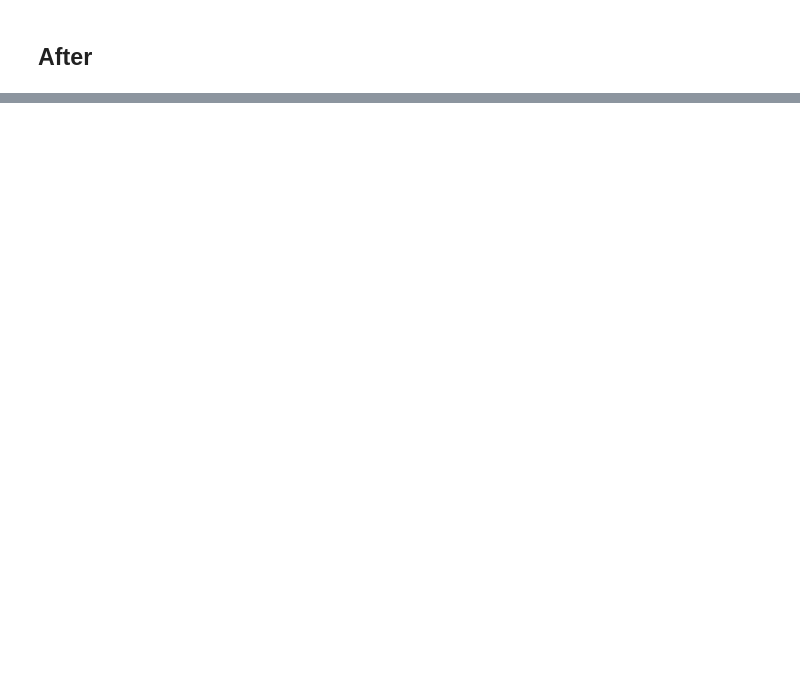
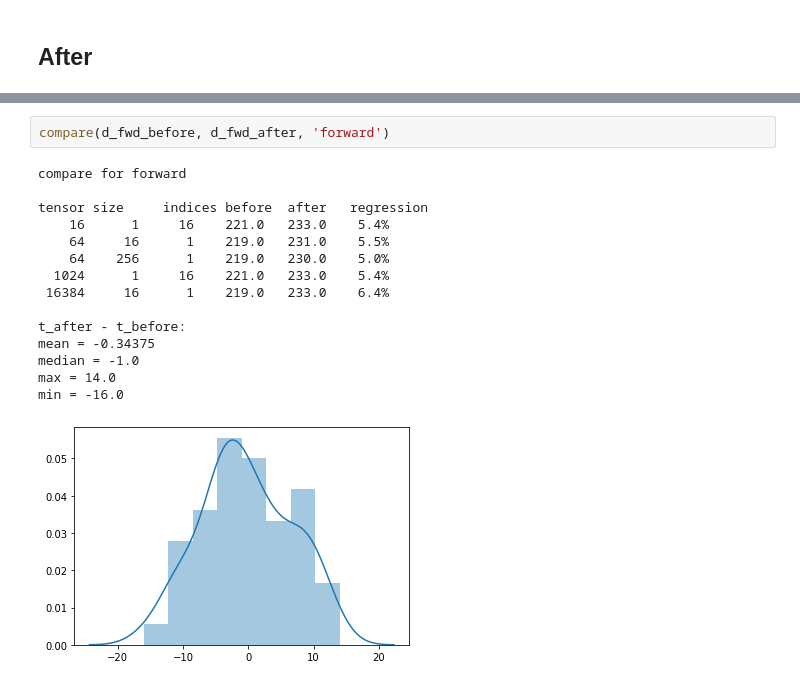
Before and after one commit to xwang233/code-snippet, a Jupyter notebook: index-put-fix/index-put-forward-backward.ipynb, the cells around one changed output, grey strips where cells are left out. Saved outputs shown, nothing was run; the diff lists cells and outputs as text; blank space fills up the shorter version.

Commit message:
variable tensor and indix sizes

```diff
--- a/index-put-fix/index-put-forward-backward.ipynb
+++ b/index-put-fix/index-put-forward-backward.ipynb
@@ -50,0 +165,18 @@ main("cuda:0")
+# %%
+compare(d_fwd_before, d_fwd_after, 'forward')
+# %% [output]
+compare for forward
+
+tensor size     indices before  after   regression
+    16      1     16    221.0   233.0    5.4%
+    64     16      1    219.0   231.0    5.5%
+    64    256      1    219.0   230.0    5.0%
+  1024      1     16    221.0   233.0    5.4%
+ 16384     16      1    219.0   233.0    6.4%
+
+t_after - t_before:
+mean = -0.34375
+median = -1.0
+max = 14.0
+min = -16.0
+[figure, added]
```
Also changed, not shown: parts of 6 cells of this notebook.
